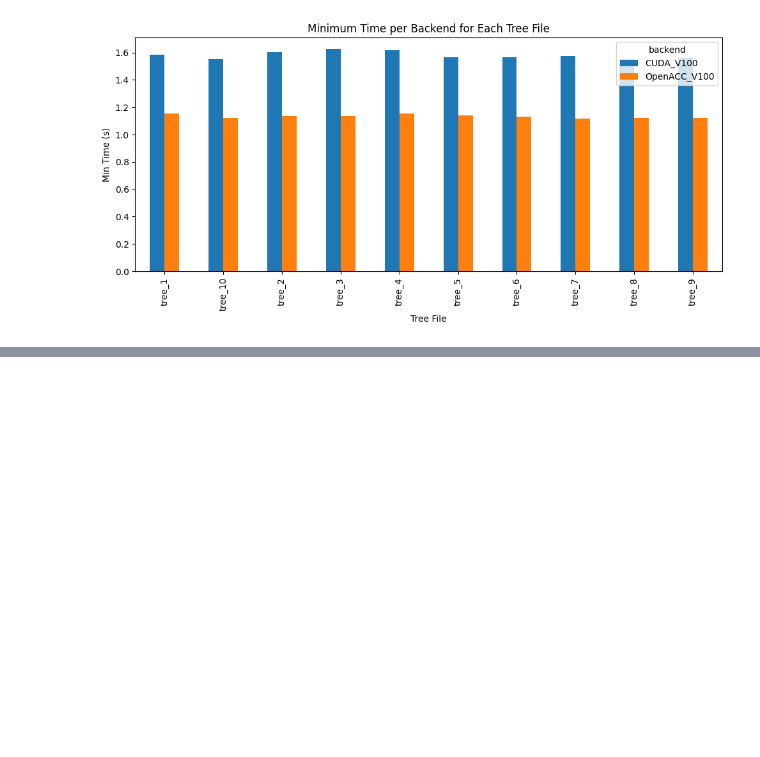
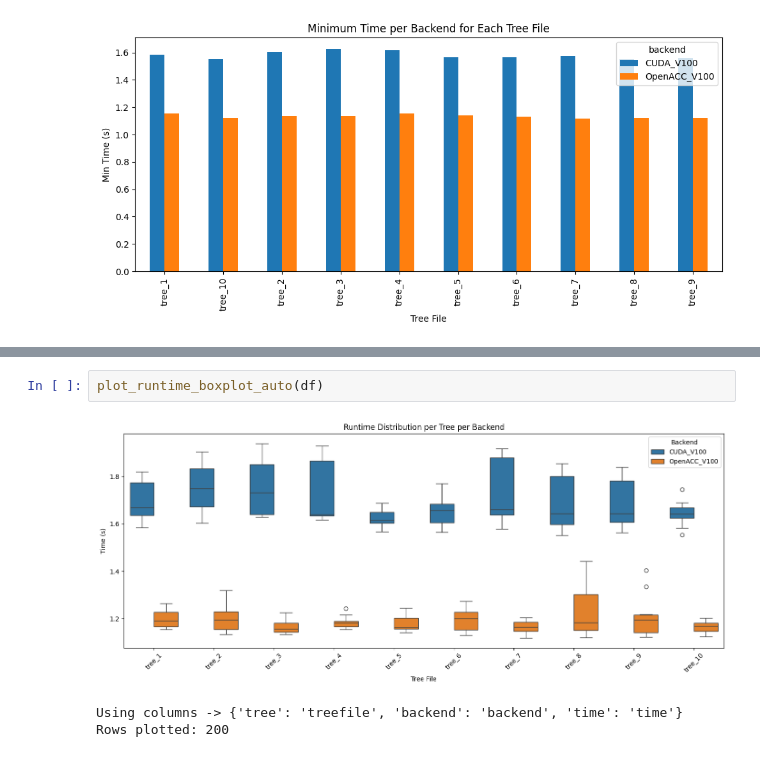
Before and after one commit to Hashara/poc-gpu-likelihood-calculation_analysis, a Jupyter notebook: 2026_02_17_100taxa_1M/100taxa_diff_trees_1M_sites.ipynb, the cells around one changed output, grey strips where cells are left out. Cells and saved outputs as stored; diff of their text form; blank space fills up the shorter version.

```diff
--- a/2026_02_17_100taxa_1M/100taxa_diff_trees_1M_sites.ipynb
+++ b/2026_02_17_100taxa_1M/100taxa_diff_trees_1M_sites.ipynb
@@ -315,0 +486,6 @@ plot_average_time_per_backend_v100(df, logy=False, path=f"{cwd}/average_time_per
+# %%
+plot_runtime_boxplot_auto(df)
+# %% [output]
+[figure, added]
+Using columns -> {'tree': 'treefile', 'backend': 'backend', 'time': 'time'}
+Rows plotted: 200
```
Also changed, not shown: parts of 7 cells of this notebook, 2 other files.
